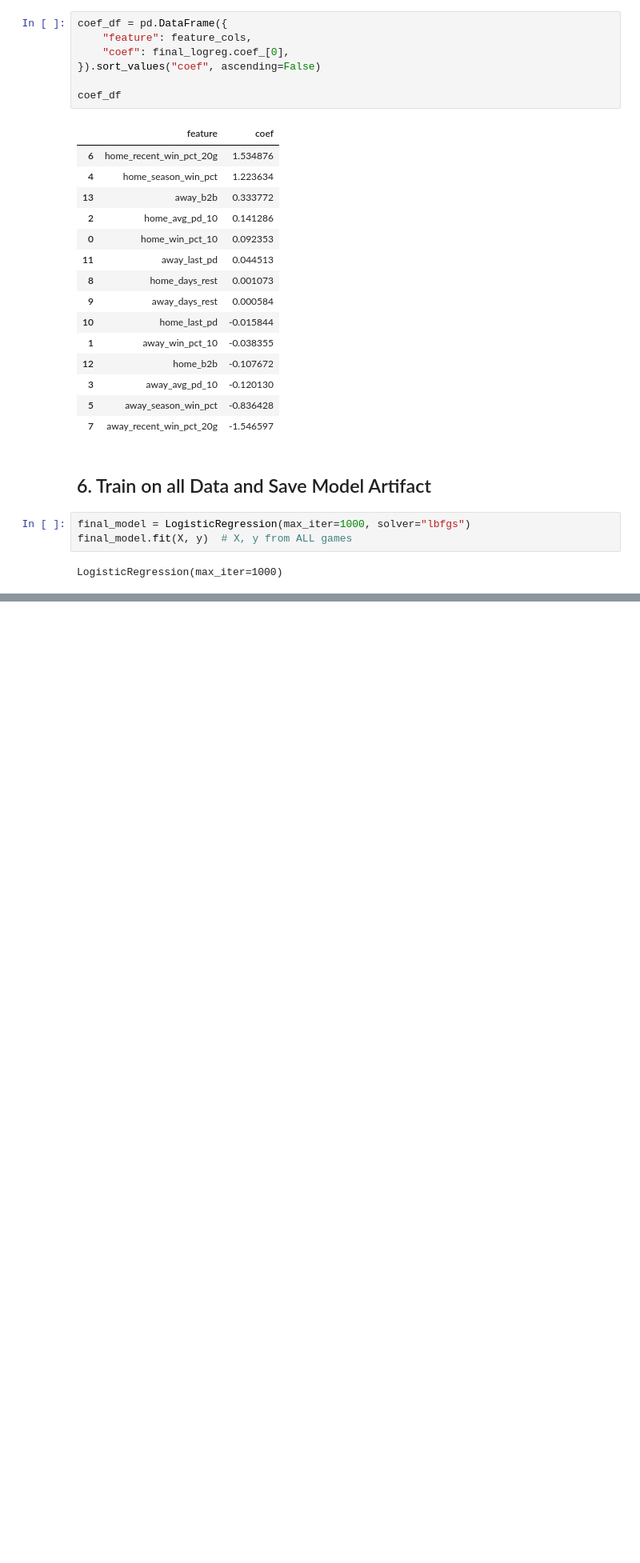
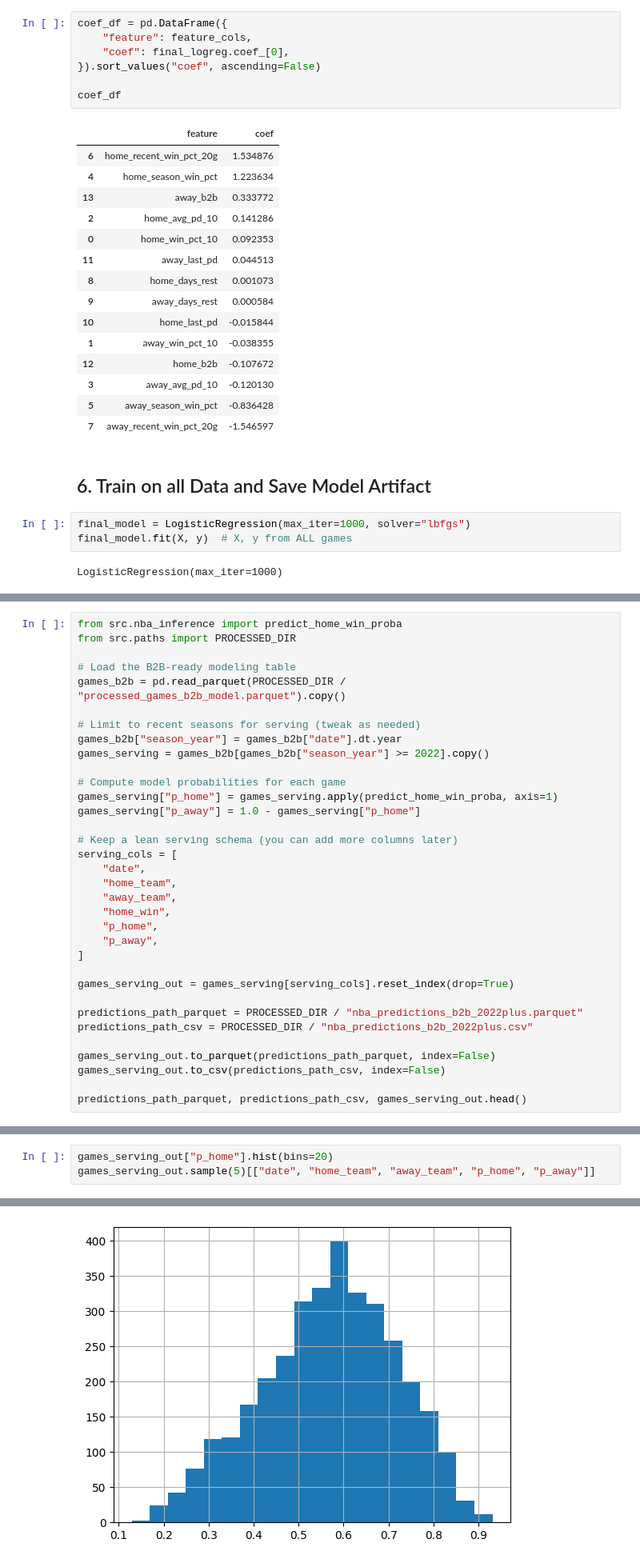
Before and after one commit to Jonah-Schwartz521/sportiq-app, a Jupyter notebook: model/notebooks/04_model_finalization.ipynb, the cells around one changed output, grey strips where cells are left out. Shown at 80% size. Saved outputs shown, nothing was run; the diff lists cells and outputs as text; blank space fills up the shorter version.

Commit message:
feat(model): finalize NBA logreg b2b model in notebook

```diff
--- a/model/notebooks/04_model_finalization.ipynb
+++ b/model/notebooks/04_model_finalization.ipynb
@@ -161,0 +225,34 @@ loaded.keys(), loaded["model"]
+# %%
+from src.nba_inference import predict_home_win_proba
+from src.paths import PROCESSED_DIR
+
+# Load the B2B-ready modeling table
+games_b2b = pd.read_parquet(PROCESSED_DIR / "processed_games_b2b_model.parquet").copy()
+
+# Limit to recent seasons for serving (tweak as needed)
+games_b2b["season_year"] = games_b2b["date"].dt.year
+games_serving = games_b2b[games_b2b["season_year"] >= 2022].copy()
+
+# Compute model probabilities for each game
+games_serving["p_home"] = games_serving.apply(predict_home_win_proba, axis=1)
+games_serving["p_away"] = 1.0 - games_serving["p_home"]
+
+# Keep a lean serving schema (you can add more columns later)
+serving_cols = [
+    "date",
+    "home_team",
+    "away_team",
+    "home_win",
+    "p_home",
+    "p_away",
+]
+
+games_serving_out = games_serving[serving_cols].reset_index(drop=True)
+
+predictions_path_parquet = PROCESSED_DIR / "nba_predictions_b2b_2022plus.parquet"
+predictions_path_csv = PROCESSED_DIR / "nba_predictions_b2b_2022plus.csv"
+
+games_serving_out.to_parquet(predictions_path_parquet, index=False)
+games_serving_out.to_csv(predictions_path_csv, index=False)
+
+predictions_path_parquet, predictions_path_csv, games_serving_out.head()
@@ -161,0 +289,4 @@ loaded.keys(), loaded["model"]
+# %%
+games_serving_out["p_home"].hist(bins=20)
+games_serving_out.sample(5)[["date", "home_team", "away_team", "p_home", "p_away"]]
+# %% [output]
@@ -161,0 +299 @@ loaded.keys(), loaded["model"]
+[figure, added]
```
Also changed, not shown: parts of 12 cells of this notebook.
